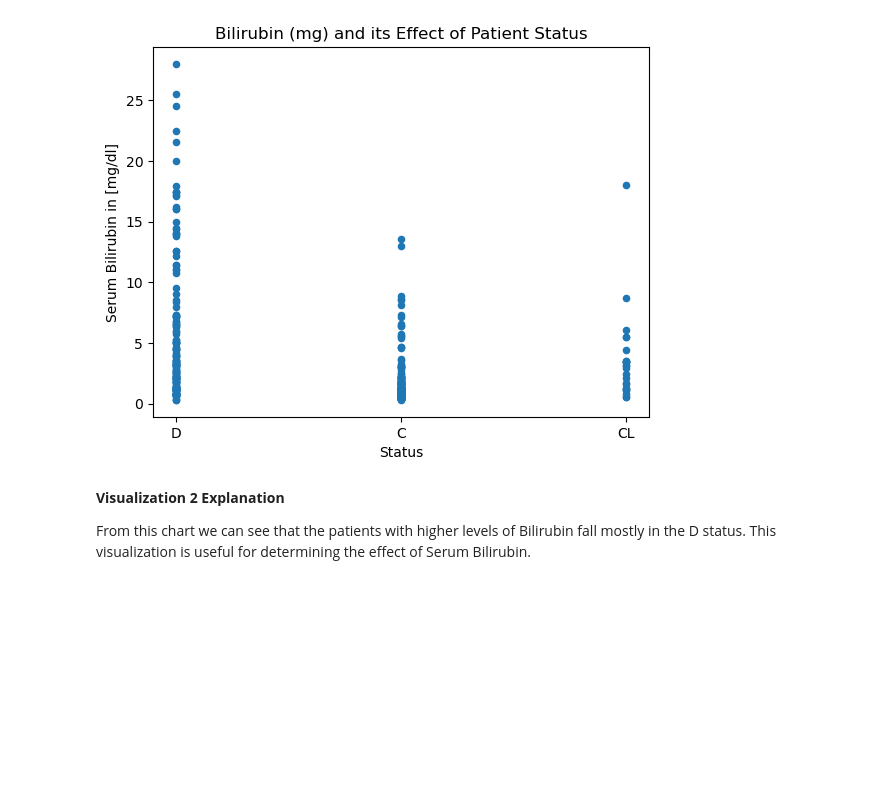
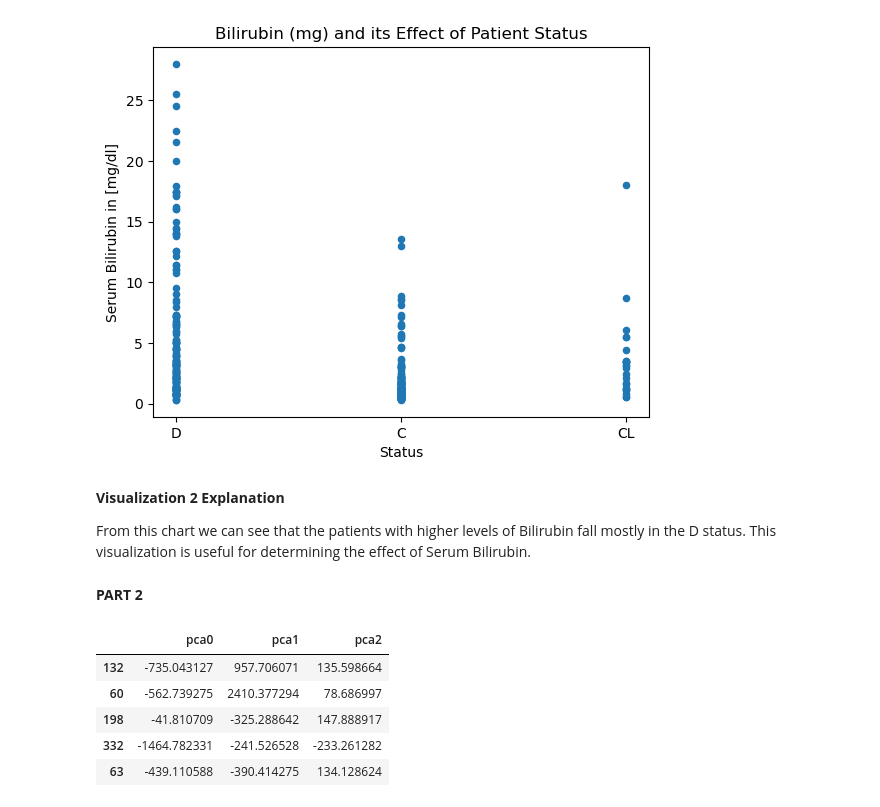
Before and after one commit to sof2401/Project-4, a Jupyter notebook: Project 4.ipynb, the cells around one changed output. Drawn from its saved outputs; the diff is of its cells as text; code cells hidden in the pictures; blank space fills up the shorter version.

```diff
--- a/Project 4.ipynb
+++ b/Project 4.ipynb
@@ -346,3 +348,20 @@ Text(0.5, 1.0, 'Bilirubin (mg) and its Effect of Patient Status')
 **Visualization 2 Explanation**
 
 From this chart we can see that the patients with higher levels of Bilirubin fall mostly in the D status. This visualization is useful for determining the effect of Serum Bilirubin.
+# %% [markdown]
+**PART 2**
+# %%
+# Instantiate PCA X_train
+pca = PCA(n_components=3)
+pca.fit(X_train_processed)
+
+pca_train= pca.transform(X_train_processed)
+pca_test = pca.transform(X_test_processed)
+pca_train.head()
+# %% [output]
+|  | pca0 | pca1 | pca2 |
+| 132 | -735.043127 | 957.706071 | 135.598664 |
+| 60 | -562.739275 | 2410.377294 | 78.686997 |
+| 198 | -41.810709 | -325.288642 | 147.888917 |
+| 332 | -1464.782331 | -241.526528 | -233.261282 |
+| 63 | -439.110588 | -390.414275 | 134.128624 |
```
Also changed, not shown: parts of 5 cells of this notebook.
